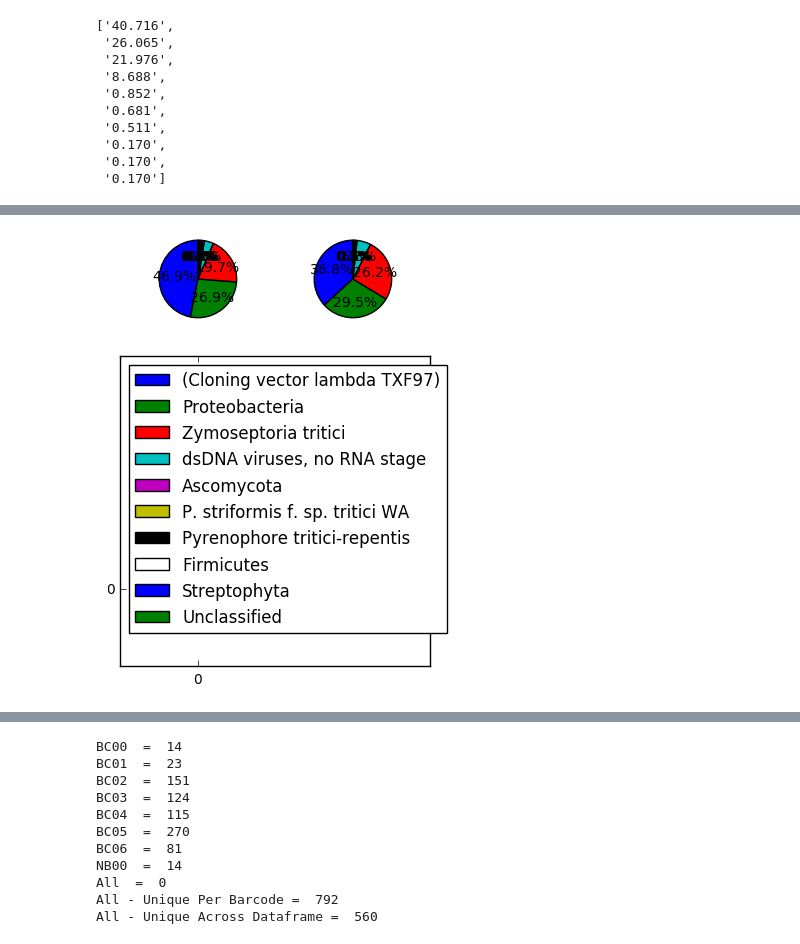
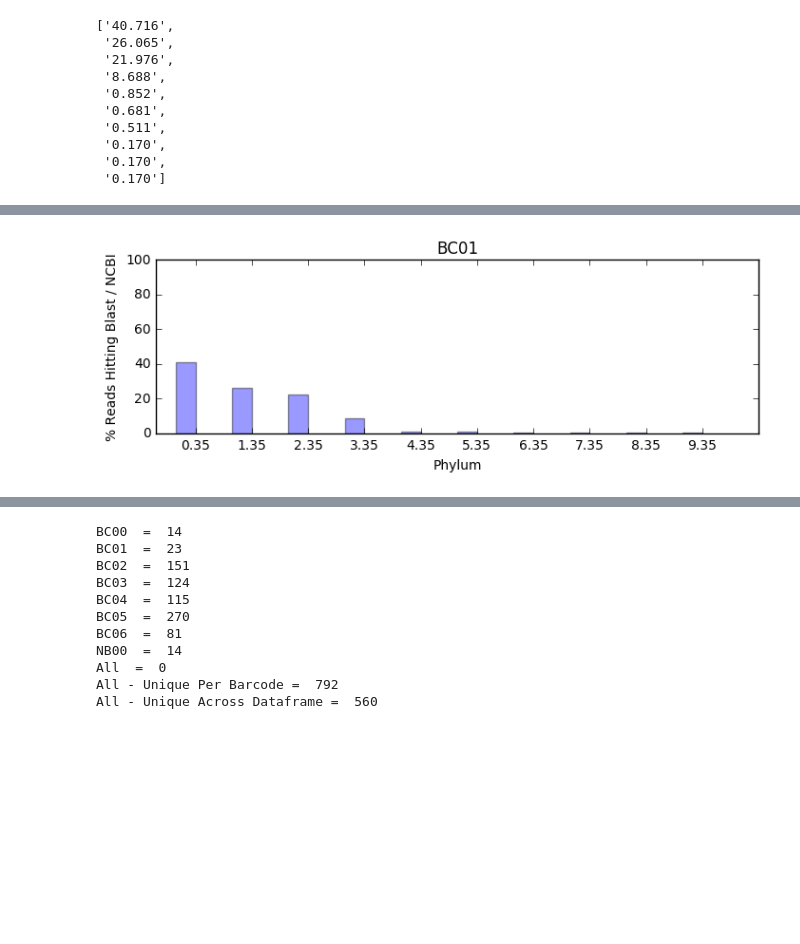
Before and after one commit to BenjaminSchwessinger/Gamran, a Jupyter notebook: MinIon_analysis_05012017_Wagga_initial-taxonomy.ipynb, the cells around one changed output, grey strips where cells are left out. Cells and saved outputs as stored; diff of their text form; code cells hidden in the pictures; blank space fills up the shorter version.

Commit message:
Developed code to plot horizontal bar graphs per barcode showing % reads hitting Blast / NCBI

```diff
--- a/MinIon_analysis_05012017_Wagga_initial-taxonomy.ipynb
+++ b/MinIon_analysis_05012017_Wagga_initial-taxonomy.ipynb
@@ -367,50 +376,65 @@ list(generate_all_hits_pc_table('phylum', 'BC01', dropwheat=True)['BC01%'])
 # %%
 # The slices will be ordered and plotted counter-clockwise.
-labels1 = list(generate_all_hits_pc_table('phylum', 'BC01', dropwheat=True)['BC01%'].index)
-labels2 = list(generate_all_hits_pc_table('phylum', 'BC02', dropwheat=True)['BC02%'].index)
-labels3 = list(generate_all_hits_pc_table('phylum', 'BC03', dropwheat=True)['BC03%'].index)
-labels4 = list(generate_all_hits_pc_table('phylum', 'BC04', dropwheat=True)['BC04%'].index)
-labels5 = list(generate_all_hits_pc_table('phylum', 'BC05', dropwheat=True)['BC05%'].index)
-labels6 = list(generate_all_hits_pc_table('phylum', 'BC06', dropwheat=True)['BC06%'].index)
-sizes1 = list(generate_all_hits_pc_table('phylum', 'BC01', dropwheat=True)['BC01%'])
-sizes2 = list(generate_all_hits_pc_table('phylum', 'BC02', dropwheat=True)['BC02%'])
-sizes3 = list(generate_all_hits_pc_table('phylum', 'BC03', dropwheat=True)['BC03%'])
-sizes4 = list(generate_all_hits_pc_table('phylum', 'BC04', dropwheat=True)['BC04%'])
-sizes5 = list(generate_all_hits_pc_table('phylum', 'BC05', dropwheat=True)['BC05%'])
-sizes6 = list(generate_all_hits_pc_table('phylum', 'BC06', dropwheat=True)['BC06%'])
+fig = plt.figure(figsize=(18,8))
+ax1 = fig.add_subplot(3, 2, 1)
+#ax2 = fig.add_subplot(3, 2, 2)
+#ax3 = fig.add_subplot(3, 2, 3)
+#ax4 = fig.add_subplot(3, 2, 4)
+#ax5 = fig.add_subplot(3, 2, 5)
+#ax6 = fig.add_subplot(3, 2, 6)
 
-fig = plt.figure()
-ax = fig.gca()
+## the data
+n_groups = 10
+labels1 = tuple(generate_all_hits_pc_table('phylum', 'BC01', dropwheat=True)['BC01%'].index)
+#labels2 = list(generate_all_hits_pc_table('phylum', 'BC02', dropwheat=True)['BC02%'].index)
+#labels3 = list(generate_all_hits_pc_table('phylum', 'BC03', dropwheat=True)['BC03%'].index)
+#labels4 = list(generate_all_hits_pc_table('phylum', 'BC04', dropwheat=True)['BC04%'].index)
+#labels5 = list(generate_all_hits_pc_table('phylum', 'BC05', dropwheat=True)['BC05%'].index)
+#labels6 = list(generate_all_hits_pc_table('phylum', 'BC06', dropwheat=True)['BC06%'].index)
+sizes1 = tuple([float(i) for i in generate_all_hits_pc_table('phylum', 'BC01', dropwheat=True)['BC01%']])
+#sizes2 = tuple([float(i) for i in generate_all_hits_pc_table('phylum', 'BC01', dropwheat=True)['BC01%']])
+#sizes3 = list(generate_all_hits_pc_table('phylum', 'BC03', dropwheat=True)['BC03%'])
+#sizes4 = list(generate_all_hits_pc_table('phylum', 'BC04', dropwheat=True)['BC04%'])
+#sizes5 = list(generate_all_hits_pc_table('phylum', 'BC05', dropwheat=True)['BC05%'])
+#sizes6 = list(generate_all_hits_pc_table('phylum', 'BC06', dropwheat=True)['BC06%'])
 
-ax.pie(sizes1,
-       autopct='%1.1f%%', startangle=90,
-       radius=0.25, center=(0, 0), frame=True)
-ax.pie(sizes2,
-       autopct='%1.1f%%', startangle=90,
-       radius=0.25, center=(0, 1), frame=True)
-ax.pie(sizes3,
-       autopct='%1.1f%%', startangle=90,
-       radius=0.25, center=(0, 2), frame=True)
-ax.pie(sizes4,
-       autopct='%1.1f%%', startangle=90,
-       radius=0.25, center=(1, 0), frame=True)
-ax.pie(sizes5,
-       autopct='%1.1f%%', startangle=90,
-       radius=0.25, center=(1, 1), frame=True)
-ax.pie(sizes6,
-       autopct='%1.1f%%', startangle=90,
-       radius=0.25, center=(1, 2), frame=True)
+## necessary variables
+ind = np.arange(n_groups)         # the x locations for the groups
+width = 0.35                      # the width of the bars
+opacity = 0.4
 
-ax.set_xticks([0, 2])
-ax.set_yticks([0, 2])
-ax.set_xlim((-0.5, 1.5))
-ax.set_ylim((-0.5, 1.5))
+def applyPlotStyle(ax, bcs, rank, sizes, labels):
+    ax.set_xlim(-width, len(ind) + width)
+    ax.set_xlabel(rank)
+    ax.set_ylim(0, 100)
+    ax.set_ylabel('% Reads Hitting Blast / NCBI')
+    ax.set_title(bcs)
+    ax.set_xticks(ind + width)
+    ax.legend(loc='center right', bbox_to_anchor=(1.01, 0.5), fontsize=12)
 
-# Set aspect ratio to be equal so that pie is drawn as a circle.
-ax.set_aspect('equal')
+ax1.bar(ind, sizes1, width, alpha=opacity, color='b')
+applyPlotStyle(ax1, 'BC01', 'phylum', sizes1, labels1)
 
-ax.legend(labels1, loc="upper left")
+## the bars
+#applyPlotStyle(ax1, 'BC01', 'phylum', sizes1, labels1)
 
+#bar2 = ax2.bar(ind, sizes1, width, color='black')
+#applyPlotStyle(ax2, 'BC02', 'phylum', sizes2, labels2)
+
+#bar3 = ax3.bar(ind, sizes1, width, color='black')
+#applyPlotStyle(ax3, 'BC03', 'phylum', sizes3, labels3)
+
+#bar4 = ax4.bar(ind, sizes1, width, color='black')
+#applyPlotStyle(ax4, 'BC04', 'phylum', sizes4, labels4)
+
+#bar5 = ax5.bar(ind, sizes1, width, color='black')
+#applyPlotStyle(ax5, 'BC05', 'phylum', sizes5, labels5)
+
+#bar6 = ax6.bar(ind, sizes1, width, color='black')
+#applyPlotStyle(ax6, 'BC06', 'phylum', sizes6, labels6)
+
+# axes and labels
+# axes and labels
 plt.show()
 # %% [output]
-[figure, old version]
+[figure, new version]
```
Also changed, not shown: parts of 6 cells of this notebook.
